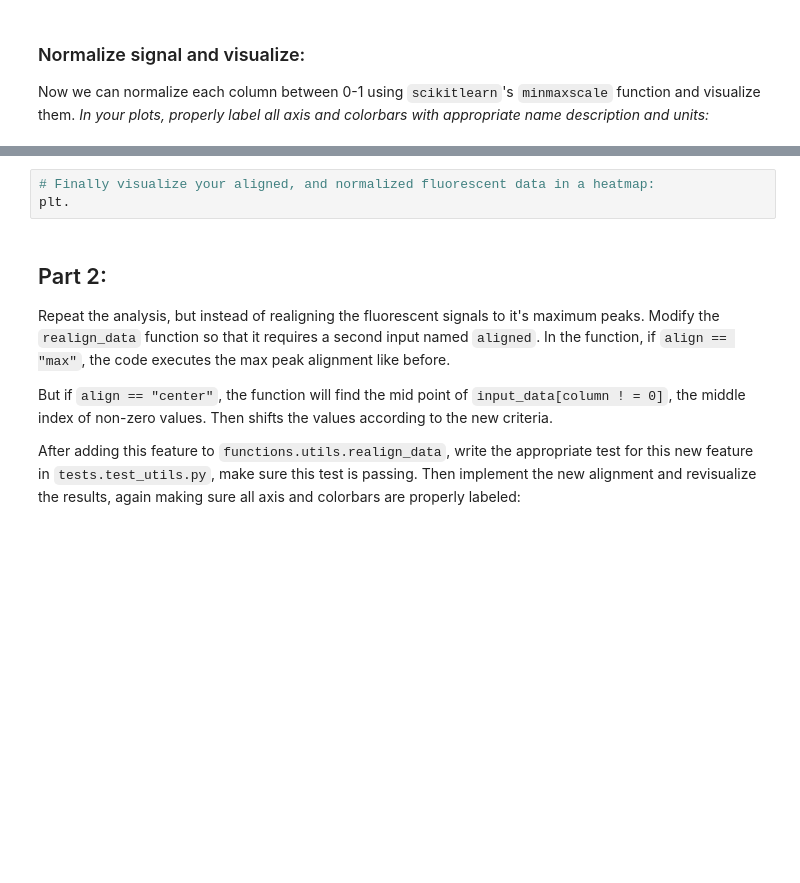
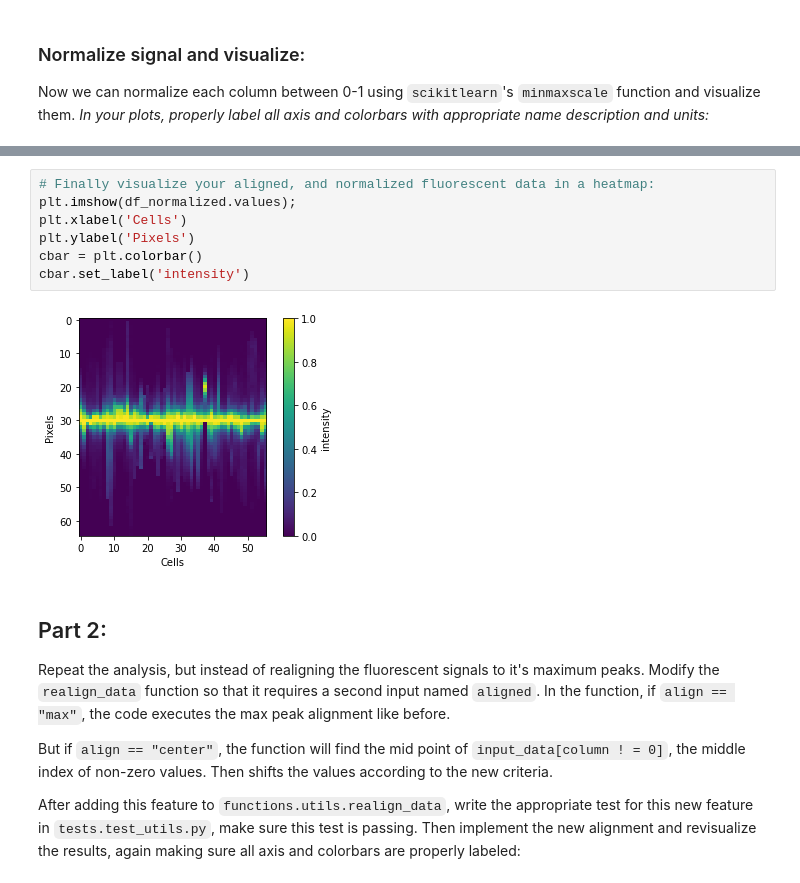
Before and after one commit to vasilisa-iatckova/wcm_datasci_basics_06images, a Jupyter notebook: assignment/process_csv.ipynb, the cells around one changed output, grey strips where cells are left out. Cells and saved outputs as stored; diff of their text form; blank space fills up the shorter version.

```diff
--- a/assignment/process_csv.ipynb
+++ b/assignment/process_csv.ipynb
@@ -129,6 +138,12 @@ plt.plot()
 # %%
 # Finally visualize your aligned, and normalized fluorescent data in a heatmap:
-plt.
+plt.imshow(df_normalized.values);
+plt.xlabel('Cells')
+plt.ylabel('Pixels')
+cbar = plt.colorbar()
+cbar.set_label('intensity')
+# %% [output]
+[figure, added]
 # %% [markdown]
 ## Part 2:
 
```
Also changed, not shown: parts of 5 cells of this notebook.
